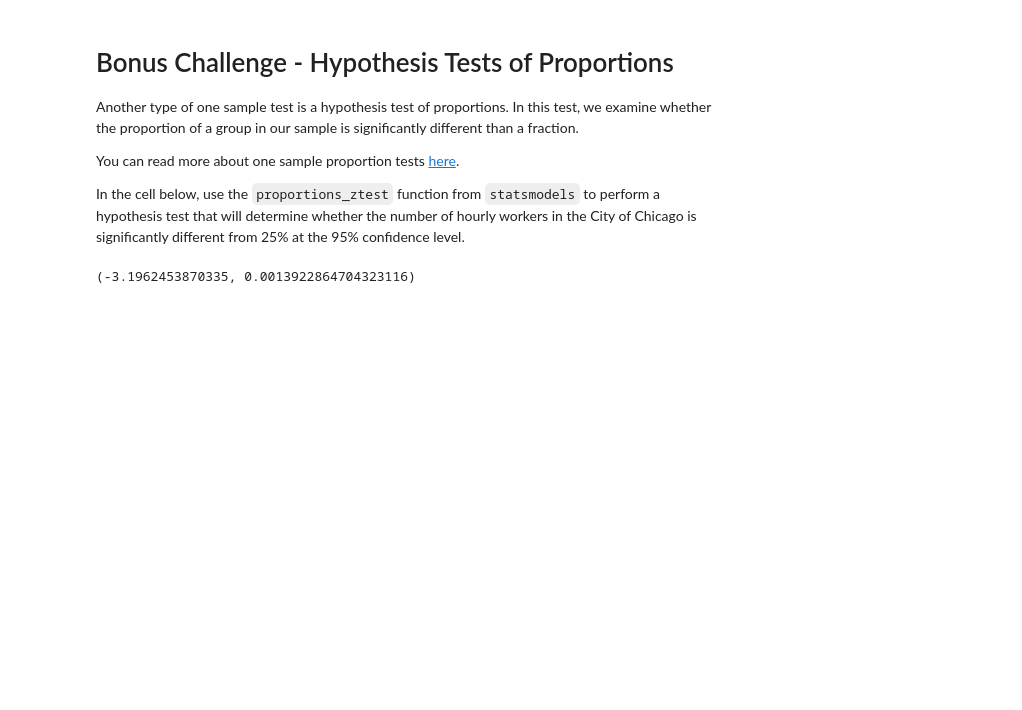
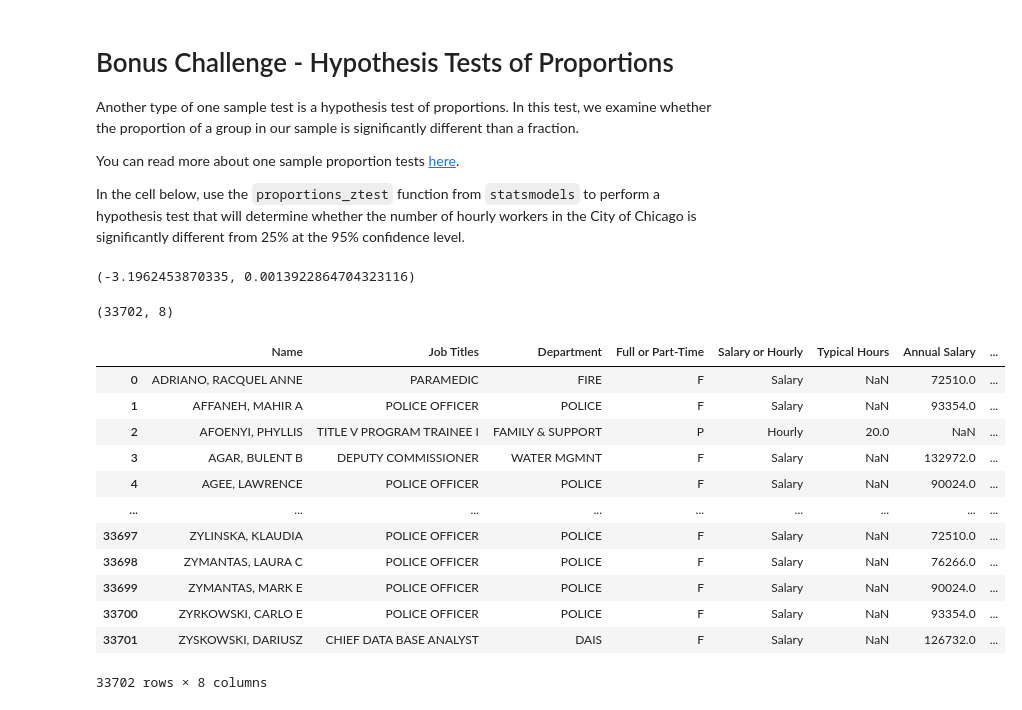
Before and after one commit to Alexej2022/Hypothesis_Testing, a Jupyter notebook: hypothesis,2.13.12.22.ipynb, the cells around one changed output. Cells and saved outputs as stored; diff of their text form; code cells hidden in the pictures; blank space fills up the shorter version.

```diff
--- a/hypothesis,2.13.12.22.ipynb
+++ b/hypothesis,2.13.12.22.ipynb
@@ -347,3 +517,23 @@ proportions_ztest(count=len(hour_worker),
                  value=0.25)
 # %% [output]
 (-3.1962453870335, 0.0013922864704323116)
+# %%
+# Your code here:
+data = pd.read_csv('Current_Employee_Names__Salaries__and_Position_Titles.csv')
+display(data.shape)
+data
+# %% [output]
+(33702, 8)
+|  | Name | Job Titles | Department | Full or Part-Time | Salary or Hourly | Typical Hours | Annual Salary | ... |
+| 0 | ADRIANO, RACQUEL ANNE | PARAMEDIC | FIRE | F | Salary | NaN | 72510.0 | ... |
+| 1 | AFFANEH, MAHIR A | POLICE OFFICER | POLICE | F | Salary | NaN | 93354.0 | ... |
+| 2 | AFOENYI, PHYLLIS | TITLE V PROGRAM TRAINEE I | FAMILY & SUPPORT | P | Hourly | 20.0 | NaN | ... |
+| 3 | AGAR, BULENT B | DEPUTY COMMISSIONER | WATER MGMNT | F | Salary | NaN | 132972.0 | ... |
+| 4 | AGEE, LAWRENCE | POLICE OFFICER | POLICE | F | Salary | NaN | 90024.0 | ... |
+| ... | ... | ... | ... | ... | ... | ... | ... | ... |
+| 33697 | ZYLINSKA, KLAUDIA | POLICE OFFICER | POLICE | F | Salary | NaN | 72510.0 | ... |
+| 33698 | ZYMANTAS, LAURA C | POLICE OFFICER | POLICE | F | Salary | NaN | 76266.0 | ... |
+| 33699 | ZYMANTAS, MARK E | POLICE OFFICER | POLICE | F | Salary | NaN | 90024.0 | ... |
+| 33700 | ZYRKOWSKI, CARLO E | POLICE OFFICER | POLICE | F | Salary | NaN | 93354.0 | ... |
+| 33701 | ZYSKOWSKI, DARIUSZ | CHIEF DATA BASE ANALYST | DAIS | F | Salary | NaN | 126732.0 | ... |
+33702 rows × 8 columns
```
Also changed, not shown: parts of 36 cells of this notebook, 2 other files.
